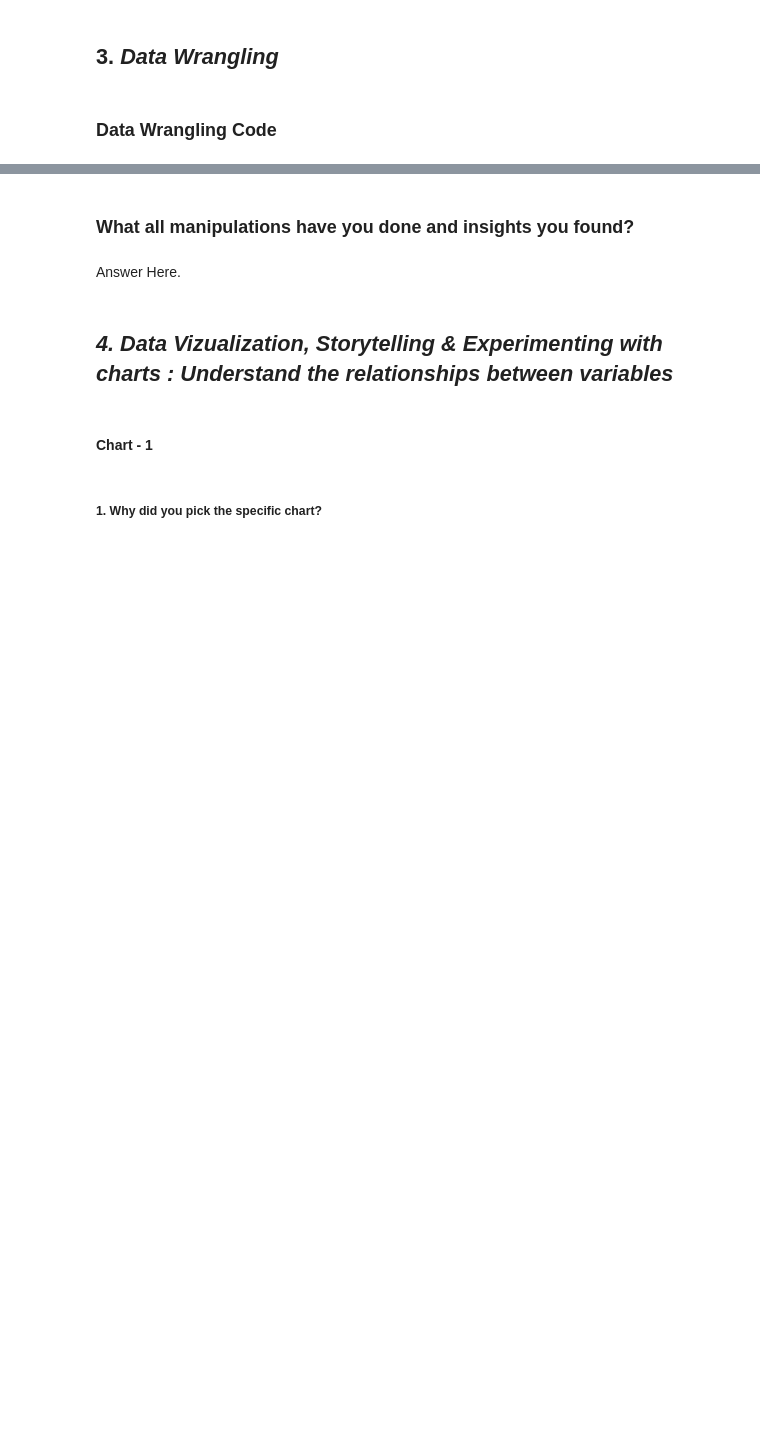
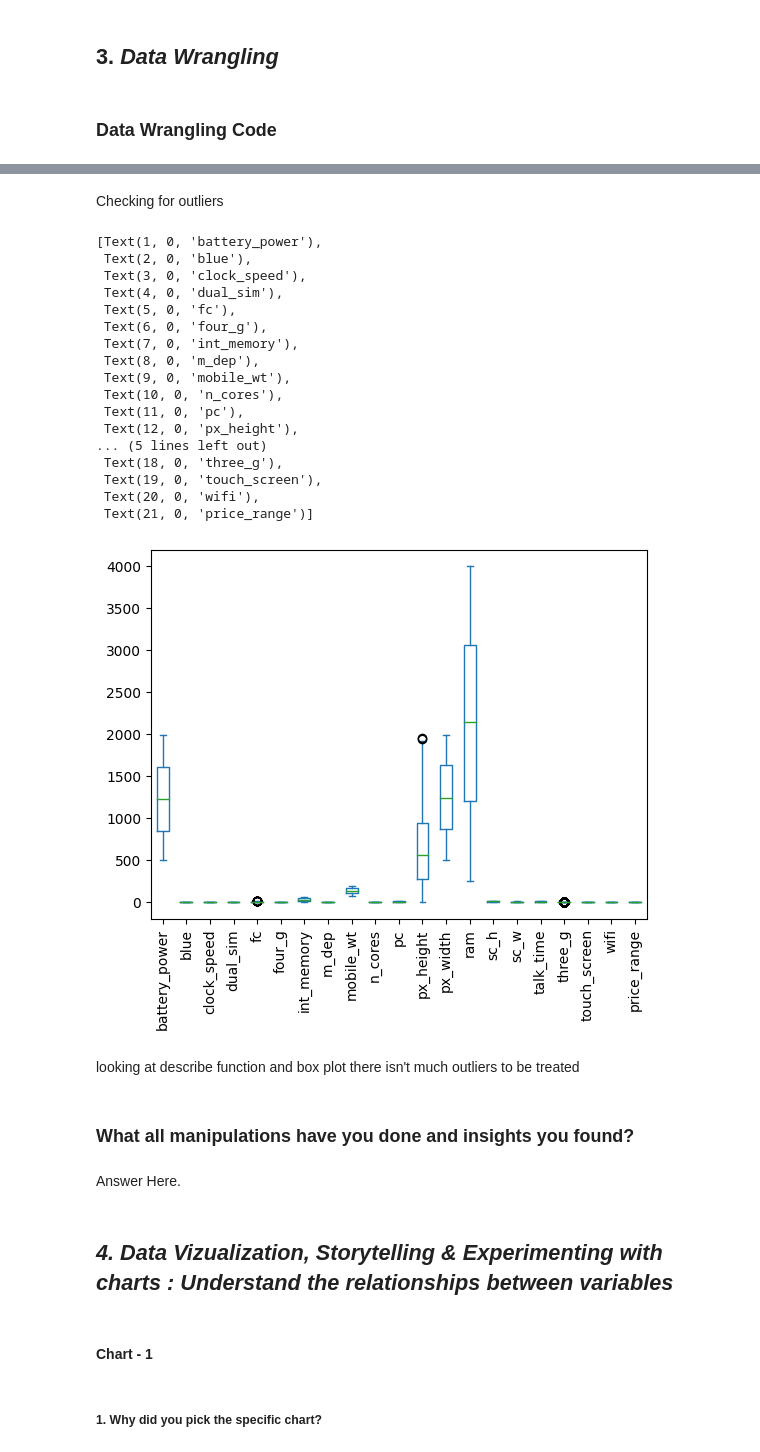
Before and after one commit to jaydeepjadav/Mobile-Phone-Price-Prediction-Classification-Project, a Jupyter notebook: Classification_project.ipynb, the cells around one changed output, grey strips where cells are left out. Cells and saved outputs as stored; diff of their text form; code cells hidden in the pictures; blank space fills up the shorter version.

```diff
--- a/Classification_project.ipynb
+++ b/Classification_project.ipynb
@@ -130,0 +340,4 @@ Answer Here
+# %%
+#replacing all zero values with the mean values of the feature
+df['sc_w'][df[df.sc_w == 0].index] = df.sc_w.mean()
+df['px_height'][df[df.px_height == 0].index] = df.px_height.mean()
@@ -131,3 +364,29 @@ Answer Here
+# %% [markdown]
+Checking for outliers
+# %%
+h =  df.plot(kind='box')
+h.set_xticklabels(labels=df,rotation=90)
+# %% [output]
+[Text(1, 0, 'battery_power'),
+ Text(2, 0, 'blue'),
+ Text(3, 0, 'clock_speed'),
+ Text(4, 0, 'dual_sim'),
+ Text(5, 0, 'fc'),
+ Text(6, 0, 'four_g'),
+ Text(7, 0, 'int_memory'),
+ Text(8, 0, 'm_dep'),
+ Text(9, 0, 'mobile_wt'),
+ Text(10, 0, 'n_cores'),
+ Text(11, 0, 'pc'),
+ Text(12, 0, 'px_height'),
+... (5 lines left out)
+ Text(18, 0, 'three_g'),
+ Text(19, 0, 'touch_screen'),
+ Text(20, 0, 'wifi'),
+ Text(21, 0, 'price_range')]
+[figure, added]
+# %% [markdown]
+looking at describe function and box plot there isn't much outliers to be treated
 # %% [markdown]
 ### What all manipulations have you done and insights you found?
 # %% [markdown]
```
Also changed, not shown: parts of 23 cells of this notebook.
